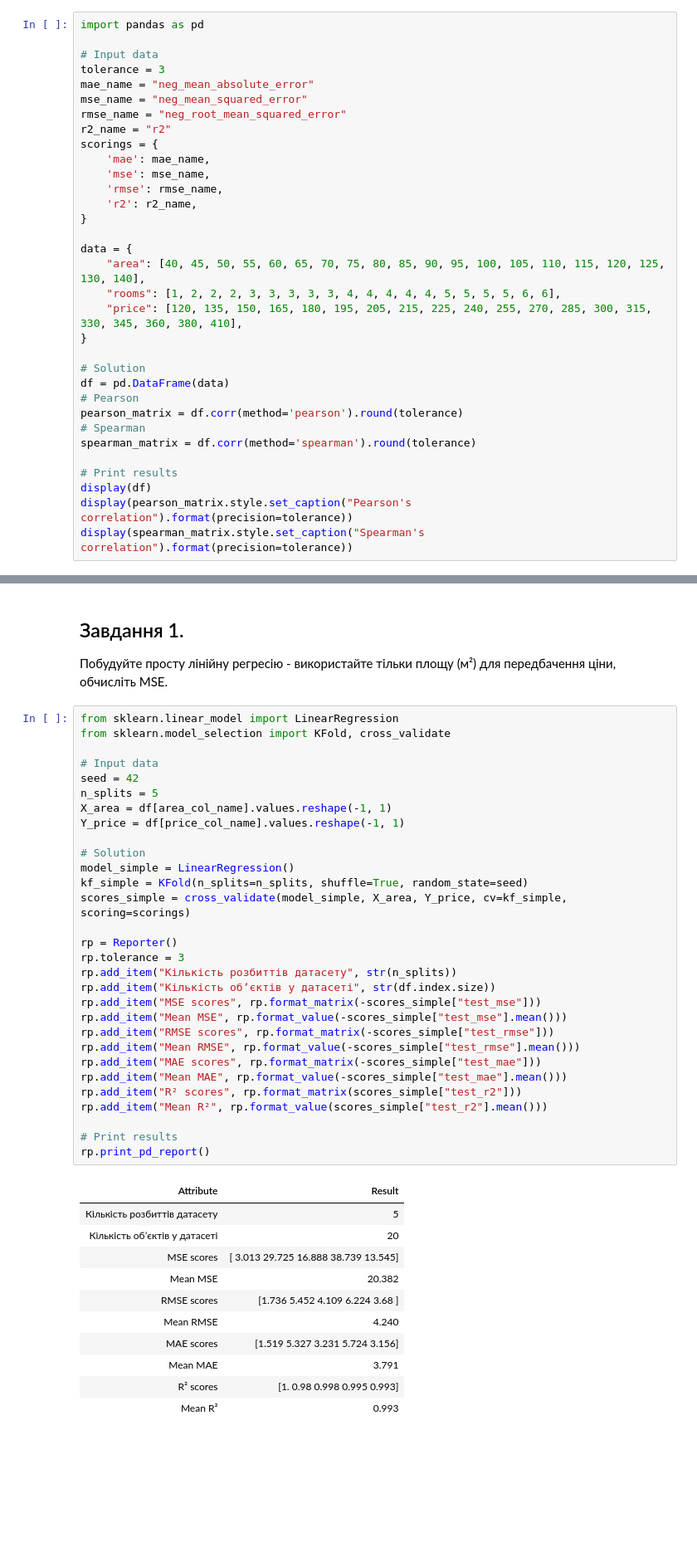
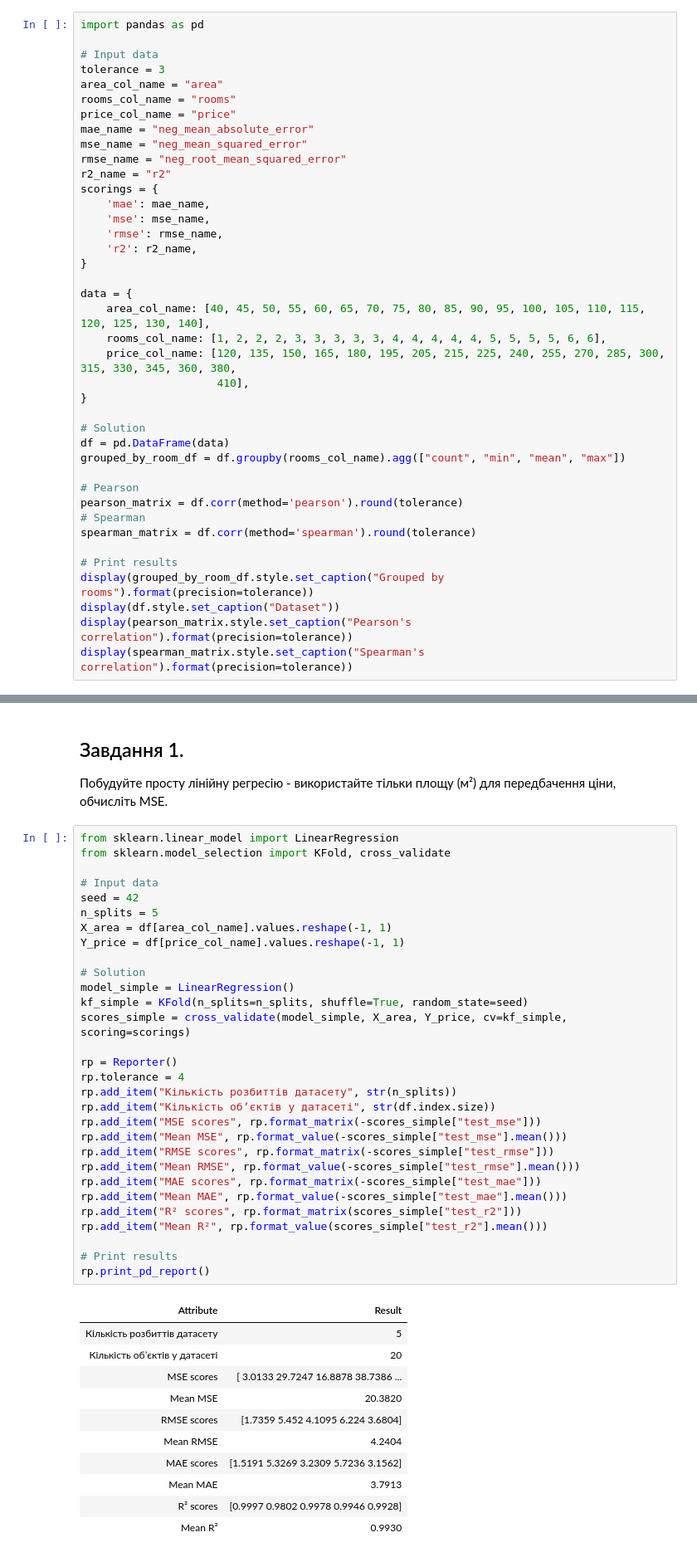
Before and after one commit to BogdanPinchuk/DataScience-PBY_HW10, a Jupyter notebook: Bohdan_Pinchuk_DS_HW10.ipynb, the cells around one changed output, grey strips where cells are left out. Shown at 83% size. Drawn from its saved outputs; the diff is of its cells as text; blank space fills up the shorter version.

```diff
--- a/Bohdan_Pinchuk_DS_HW10.ipynb
+++ b/Bohdan_Pinchuk_DS_HW10.ipynb
@@ -268,6 +268,9 @@ import pandas as pd
 
 # Input data
 tolerance = 3
+area_col_name = "area"
+rooms_col_name = "rooms"
+price_col_name = "price"
 mae_name = "neg_mean_absolute_error"
 mse_name = "neg_mean_squared_error"
 rmse_name = "neg_root_mean_squared_error"
@@ -280,20 +283,24 @@ scorings = {
 }
 
 data = {
-    "area": [40, 45, 50, 55, 60, 65, 70, 75, 80, 85, 90, 95, 100, 105, 110, 115, 120, 125, 130, 140],
-    "rooms": [1, 2, 2, 2, 3, 3, 3, 3, 3, 4, 4, 4, 4, 4, 5, 5, 5, 5, 6, 6],
-    "price": [120, 135, 150, 165, 180, 195, 205, 215, 225, 240, 255, 270, 285, 300, 315, 330, 345, 360, 380, 410],
+    area_col_name: [40, 45, 50, 55, 60, 65, 70, 75, 80, 85, 90, 95, 100, 105, 110, 115, 120, 125, 130, 140],
+    rooms_col_name: [1, 2, 2, 2, 3, 3, 3, 3, 3, 4, 4, 4, 4, 4, 5, 5, 5, 5, 6, 6],
+    price_col_name: [120, 135, 150, 165, 180, 195, 205, 215, 225, 240, 255, 270, 285, 300, 315, 330, 345, 360, 380,
+                     410],
 }
 
 # Solution
 df = pd.DataFrame(data)
+grouped_by_room_df = df.groupby(rooms_col_name).agg(["count", "min", "mean", "max"])
+
 # Pearson
 pearson_matrix = df.corr(method='pearson').round(tolerance)
 # Spearman
 spearman_matrix = df.corr(method='spearman').round(tolerance)
 
 # Print results
-display(df)
+display(grouped_by_room_df.style.set_caption("Grouped by rooms").format(precision=tolerance))
+display(df.style.set_caption("Dataset"))
 display(pearson_matrix.style.set_caption("Pearson's correlation").format(precision=tolerance))
 display(spearman_matrix.style.set_caption("Spearman's correlation").format(precision=tolerance))
 # %% [output]
@@ -420,42 +501,42 @@ from sklearn.model_selection import KFold, cross_validate
 
 # Input data
 seed = 42
 n_splits = 5
 X_area = df[area_col_name].values.reshape(-1, 1)
 Y_price = df[price_col_name].values.reshape(-1, 1)
 
 # Solution
 model_simple = LinearRegression()
 kf_simple = KFold(n_splits=n_splits, shuffle=True, random_state=seed)
 scores_simple = cross_validate(model_simple, X_area, Y_price, cv=kf_simple, scoring=scorings)
 
 rp = Reporter()
-rp.tolerance = 3
+rp.tolerance = 4
 rp.add_item("Кількість розбиттів датасету", str(n_splits))
 rp.add_item("Кількість обʼєктів у датасеті", str(df.index.size))
 rp.add_item("MSE scores", rp.format_matrix(-scores_simple["test_mse"]))
 rp.add_item("Mean MSE", rp.format_value(-scores_simple["test_mse"].mean()))
 rp.add_item("RMSE scores", rp.format_matrix(-scores_simple["test_rmse"]))
 rp.add_item("Mean RMSE", rp.format_value(-scores_simple["test_rmse"].mean()))
 rp.add_item("MAE scores", rp.format_matrix(-scores_simple["test_mae"]))
 rp.add_item("Mean MAE", rp.format_value(-scores_simple["test_mae"].mean()))
 rp.add_item("R² scores", rp.format_matrix(scores_simple["test_r2"]))
 rp.add_item("Mean R²", rp.format_value(scores_simple["test_r2"].mean()))
 
 # Print results
 rp.print_pd_report()
 # %% [output]
 | Attribute | Result |
 | Кількість розбиттів датасету | 5 |
 | Кількість обʼєктів у датасеті | 20 |
-| MSE scores | [ 3.013 29.725 16.888 38.739 13.545] |
-| Mean MSE | 20.382 |
-| RMSE scores | [1.736 5.452 4.109 6.224 3.68 ] |
-| Mean RMSE | 4.240 |
-| MAE scores | [1.519 5.327 3.231 5.724 3.156] |
-| Mean MAE | 3.791 |
-| R² scores | [1. 0.98 0.998 0.995 0.993] |
-| Mean R² | 0.993 |
+| MSE scores | [ 3.0133 29.7247 16.8878 38.7386 ... |
+| Mean MSE | 20.3820 |
+| RMSE scores | [1.7359 5.452 4.1095 6.224 3.6804] |
+| Mean RMSE | 4.2404 |
+| MAE scores | [1.5191 5.3269 3.2309 5.7236 3.1562] |
+| Mean MAE | 3.7913 |
+| R² scores | [0.9997 0.9802 0.9978 0.9946 0.9928] |
+| Mean R² | 0.9930 |
 # %% [markdown]
 ## Завдання 2.
 
```
Also changed, not shown: parts of 6 cells of this notebook.
